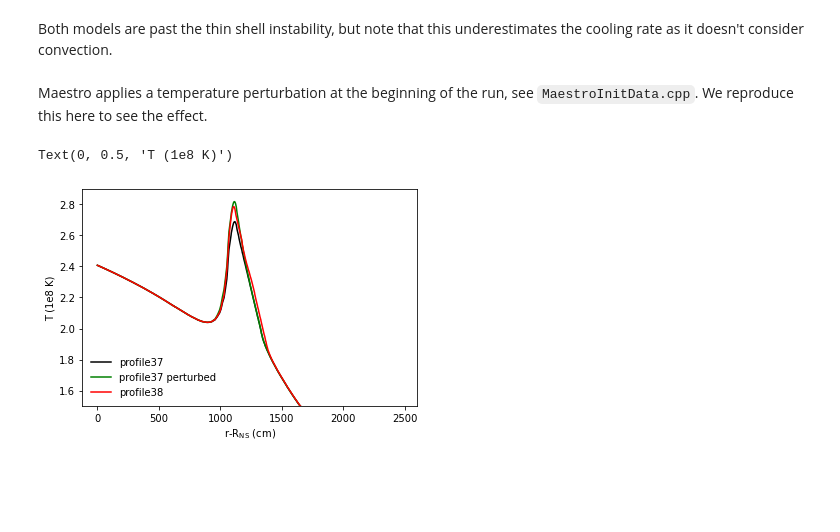
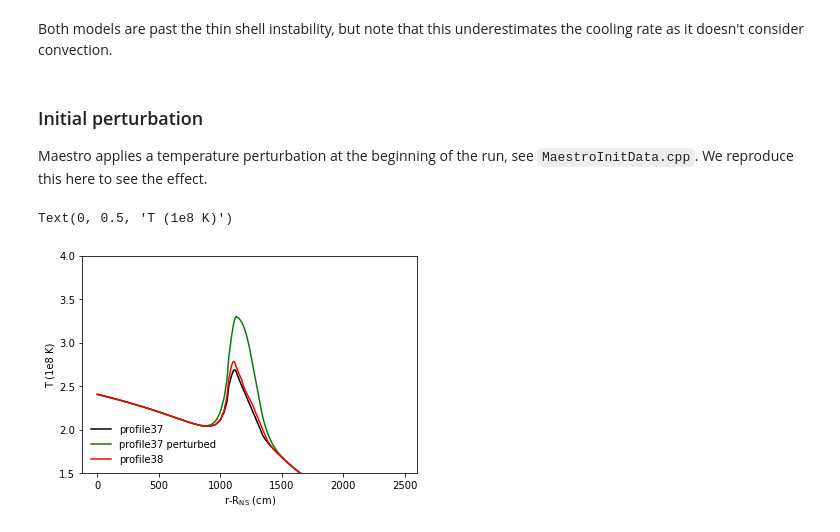
Before and after one commit to AMReX-Astro/MAESTROeX, a Jupyter notebook: Exec/science/xrb_layered/create_initial_model/ignition_analysis.ipynb, the cells around one changed output. Drawn from its saved outputs; the diff is of its cells as text; code cells hidden in the pictures; blank space fills up the shorter version.

```diff
--- a/Exec/science/xrb_layered/create_initial_model/ignition_analysis.ipynb
+++ b/Exec/science/xrb_layered/create_initial_model/ignition_analysis.ipynb
@@ -94,37 +96,47 @@ plt.ylim([1e1,1e10])
 # %% [markdown]
 Both models are past the thin shell instability, but note that this underestimates the cooling rate as it doesn't consider convection.
 # %% [markdown]
+### Initial perturbation
+
 Maestro applies a temperature perturbation at the beginning of the run, see `MaestroInitData.cpp`. We reproduce this here to see the effect.
 # %%
 # Values set in inputs_2d
 
 # for profile 46
 # xrb_pert_size = 15
 # # xrb_pert_factor = 1.0e-5
 # xrb_pert_factor = 5.0e-2
 # # xrb_pert_type = 1 # this just means temperature pert not density
 # xrb_pert_height = 2000.0
 
-xrb_pert_size = 15
+# xrb_pert_size = 15
+# # xrb_pert_factor = 1.0e-5
+# xrb_pert_factor = 5.0e-2
+# # xrb_pert_type = 1 # this just means temperature pert not density
+# xrb_pert_height = 1100.0
+
+# BIG one
+xrb_pert_size = 20
 # xrb_pert_factor = 1.0e-5
-xrb_pert_factor = 5.0e-2
+xrb_pert_factor = 0.3
 # xrb_pert_type = 1 # this just means temperature pert not density
-xrb_pert_height = 1100.0
+xrb_pert_height = 1200.0
 
 rad_pert = -xrb_pert_size**2/(4*np.log(0.5))
 
 # Note in the code the perturbation is 2D, i.e. depends on x. Here we just model at x=0
 y = prof1.R_cm-12e5 - xrb_pert_height
 Tnew = prof1.T * (1 + xrb_pert_factor * np.exp(-y**2/rad_pert**2))
 
 plt.figure()
 plt.plot(prof1.R_cm-12e5, prof1.T/1e8, 'k-', label=name1)
 plt.plot(prof1.R_cm-12e5, Tnew/1e8, 'g-', label=f'{name1} perturbed')
 plt.plot(prof2.R_cm-12e5, prof2.T/1e8, 'r-', label=name2)
-plt.ylim([1.5,2.9])
+# plt.ylim([1.5,2.9])
+plt.ylim([1.5,4])
 plt.legend(frameon=False,loc=3)
 plt.xlabel(r'r-R$_{\rm NS}$ (cm)')
 plt.ylabel(r'T (1e8 K)')
 # %% [output]
 Text(0, 0.5, 'T (1e8 K)')
-[figure, old version]
+[figure, new version]
```
Also changed, not shown: parts of 6 cells of this notebook, 22 other files.
